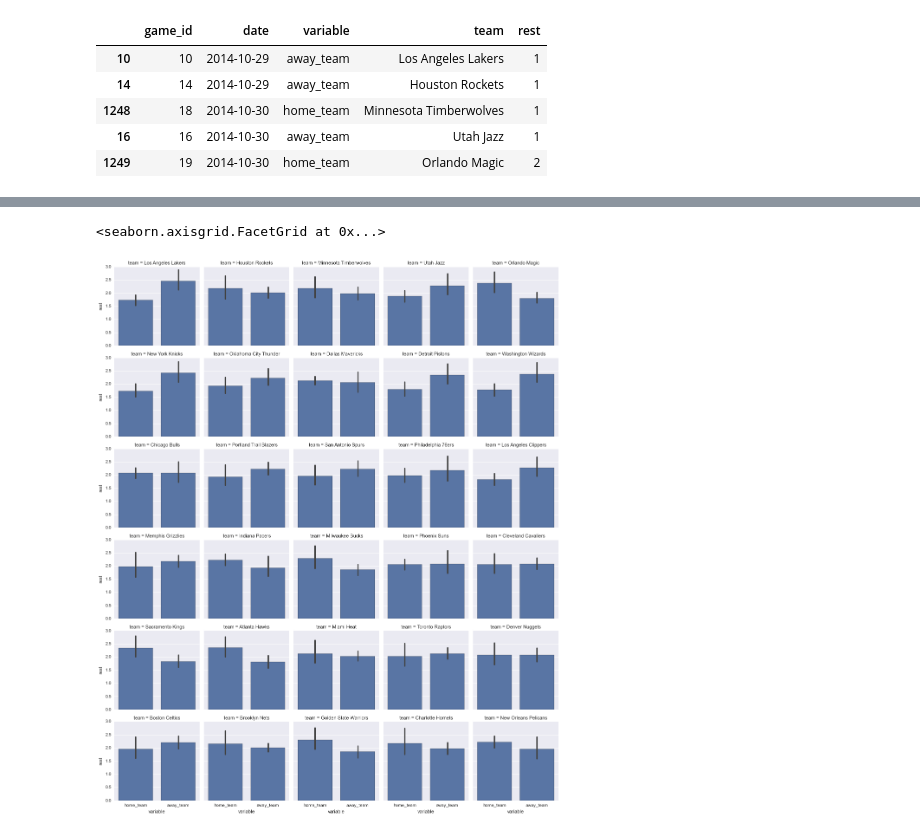
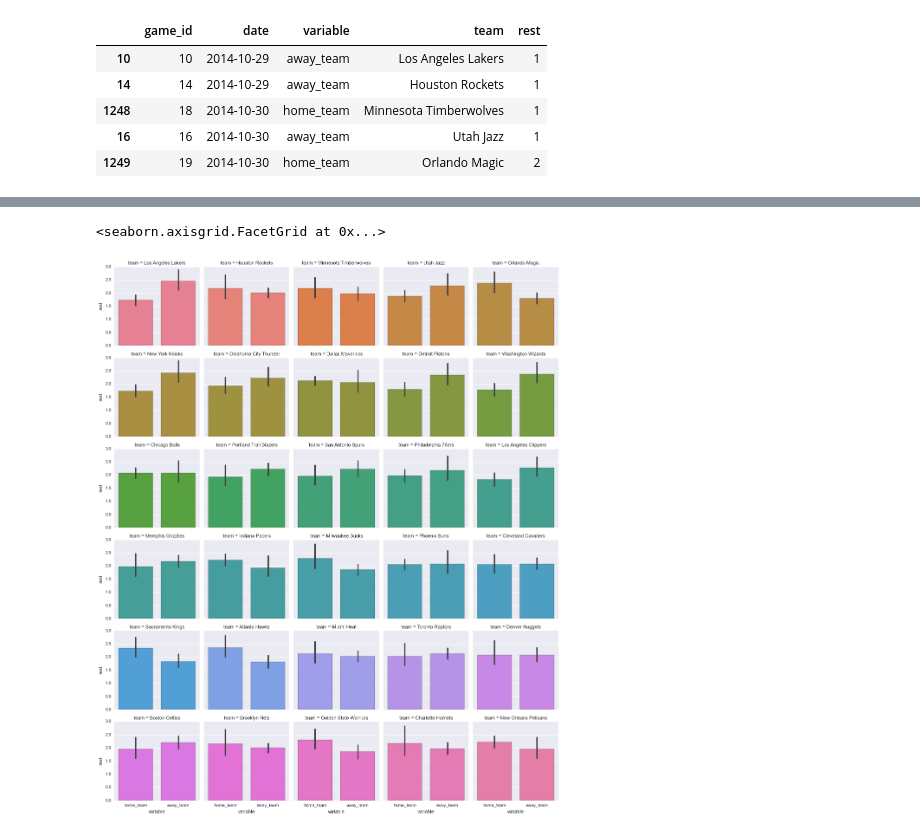
Before and after one commit to TomAugspurger/PyDataSeattle, a Jupyter notebook: notebooks/Tidy Data.ipynb, the cells around one changed output, grey strips where cells are left out. Cells and saved outputs as stored; diff of their text form; code cells hidden in the pictures.

```diff
--- a/notebooks/Tidy Data.ipynb
+++ b/notebooks/Tidy Data.ipynb
@@ -21,13 +31,15 @@ Based on [this](http://stackoverflow.com/questions/22695680/python-pandas-timede
 # %%
-tables = pd.read_html("http://www.basketball-reference.com/leagues/NBA_2015_games.html")
-games = tables[0]
-games.to_csv('data/games.csv')
+games = pd.read_csv('data/games.csv')
+
 games.columns = ['date', '_', 'away_team', 'away_points', 'home_team', 'home_points', 'n_ot', 'notes']
 games = games.drop(['_', 'notes'], axis=1)
 games['date'] = pd.to_datetime(games.date)
 games['n_ot'] = (games.n_ot.replace((np.nan, 'OT'), ('0', '1'))
                       .str.extract('(\d)')
                       .astype(int))
+games.index.name = 'game_id'
+games = games.set_index('date', append=True)
+
 games.to_csv('data/tidy_date_games.csv', index=False)
 games.head()
 # %% [output]
@@ -40,7 +53,3 @@ games.head()
-# %%
-games = games.drop('notes', axis=1)
-games.index.name = 'game_id'
-games = games.set_index('date', append=True)
 # %% [markdown]
 Whether or not your dataset is tidy depends on your question. Given our question, what is an observation?
 
@@ -121,6 +89,6 @@ pd.concat([games, un], axis=1).dropna()
 # %%
-g = sns.FacetGrid(data=m.dropna(), col='team', col_wrap=5)
+g = sns.FacetGrid(data=m.dropna(), col='team', col_wrap=5, hue='team')
 g.map(sns.barplot, "variable", "rest")
 # %% [output]
 <seaborn.axisgrid.FacetGrid at 0x...>
-[figure, old version]
+[figure, new version]
```
Also changed, not shown: parts of 10 cells of this notebook, 16 other files.
